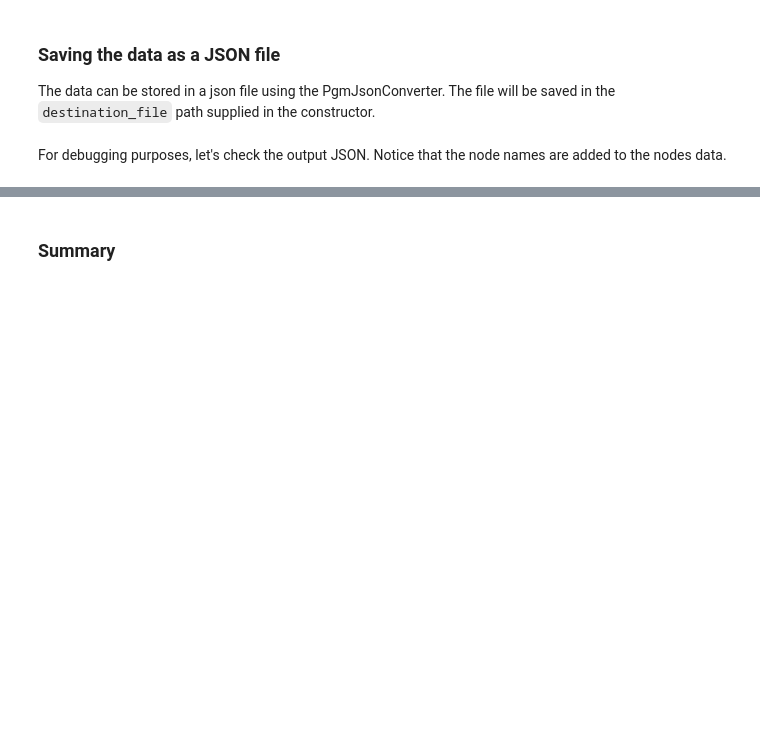
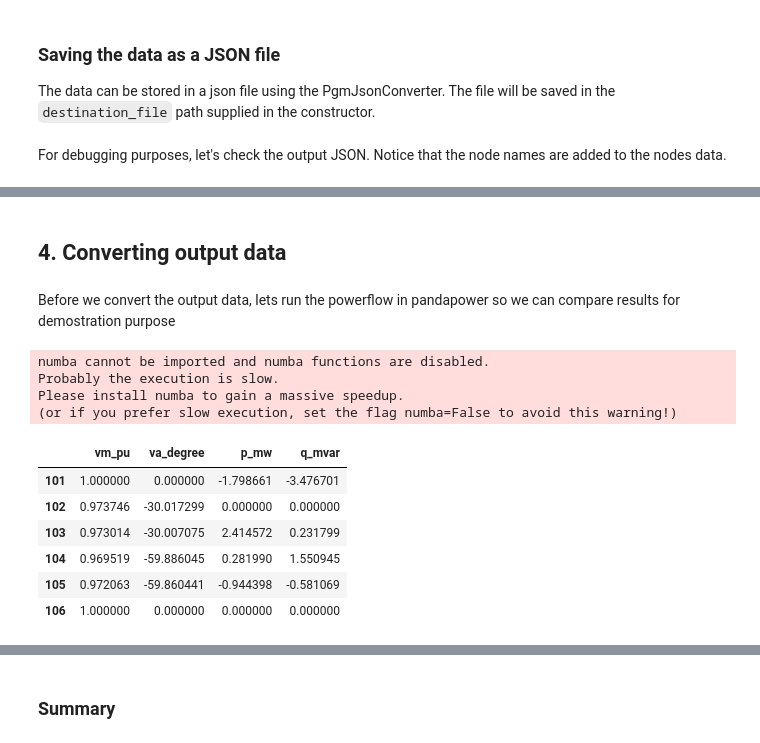
Before and after one commit to PowerGridModel/power-grid-model-io, a Jupyter notebook: docs/examples/pandapower_example.ipynb, the cells around one changed output, grey strips where cells are left out. Cells and saved outputs as stored; diff of their text form; code cells hidden in the pictures; blank space fills up the shorter version.

```diff
--- a/docs/examples/pandapower_example.ipynb
+++ b/docs/examples/pandapower_example.ipynb
@@ -206,3 +250,22 @@ with Path(output_file).open() as json_file:
     ]
 }
 </div>
+# %% [markdown]
+## 4. Converting output data
+# %% [markdown]
+Before we convert the output data, lets run the powerflow in pandapower so we can compare results for demostration purpose
+# %%
+pp.runpp(pp_net,  trafo_model='pi', trafo_loading='power', calculate_voltage_angles=True)
+display(pp_net.res_bus)
+# %% [output]
+numba cannot be imported and numba functions are disabled.
+Probably the execution is slow.
+Please install numba to gain a massive speedup.
+(or if you prefer slow execution, set the flag numba=False to avoid this warning!)
+|  | vm_pu | va_degree | p_mw | q_mvar |
+| 101 | 1.000000 | 0.000000 | -1.798661 | -3.476701 |
+| 102 | 0.973746 | -30.017299 | 0.000000 | 0.000000 |
+| 103 | 0.973014 | -30.007075 | 2.414572 | 0.231799 |
+| 104 | 0.969519 | -59.886045 | 0.281990 | 1.550945 |
+| 105 | 0.972063 | -59.860441 | -0.944398 | -0.581069 |
+| 106 | 1.000000 | 0.000000 | 0.000000 | 0.000000 |
```
Also changed, not shown: parts of 14 cells of this notebook, 2 other files.
